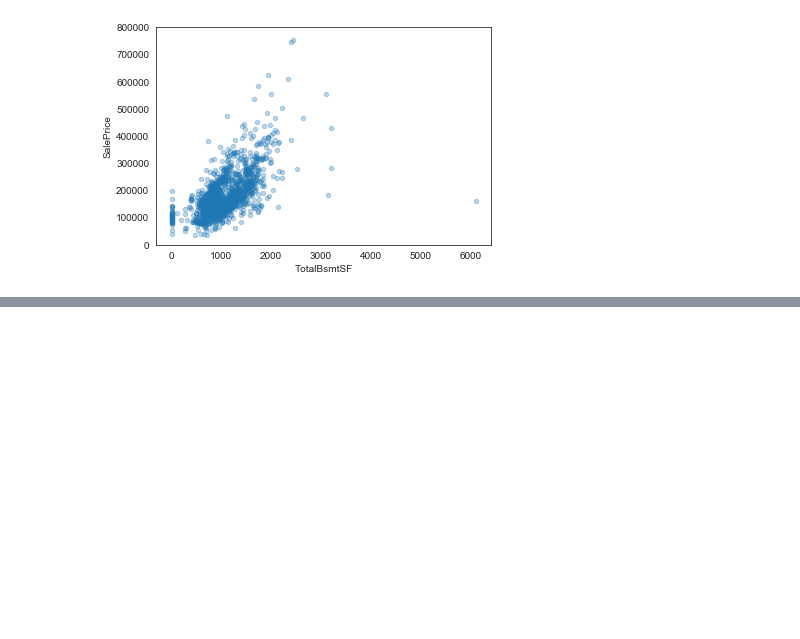
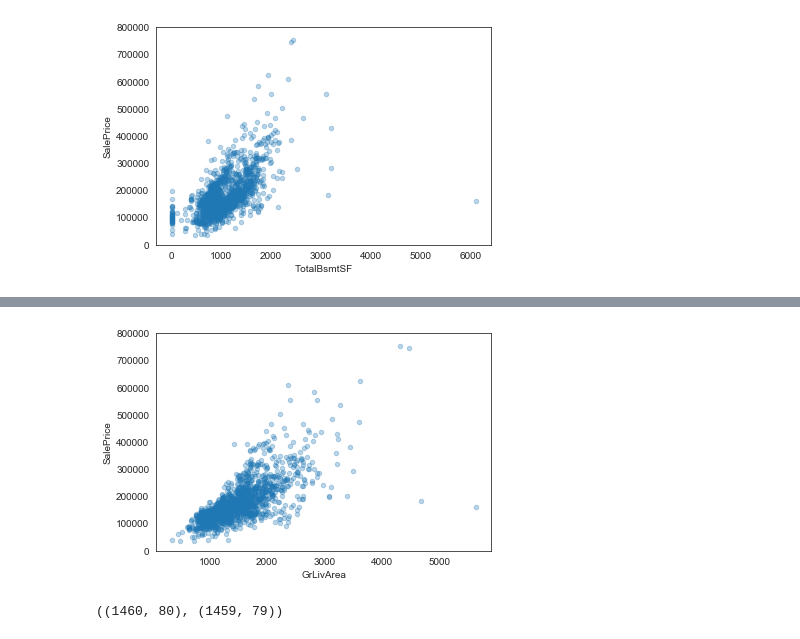
Before and after one commit to Ashishkhurana01/kaggle-work, a Jupyter notebook: House Prices - Advanced regression techniques v1.1.ipynb, the cells around one changed output, grey strips where cells are left out. Drawn from its saved outputs; the diff is of its cells as text; code cells hidden in the pictures; blank space fills up the shorter version.

```diff
--- a/House Prices - Advanced regression techniques v1.1.ipynb
+++ b/House Prices - Advanced regression techniques v1.1.ipynb
@@ -161,0 +167,14 @@ data.plot.scatter(x='TotalBsmtSF', y='SalePrice', alpha=0.3, ylim=(0,800000));
+# %%
+data = pd.concat([train['SalePrice'], train['GrLivArea']], axis=1)
+data.plot.scatter(x='GrLivArea', y='SalePrice', alpha=0.3, ylim=(0,800000));
+# %% [output]
+[figure, added]
+# %%
+# Remove the Ids from train and test, as they are unique for each row and hence not useful for the model
+train_ID = train['Id']
+test_ID = test['Id']
+train.drop(['Id'], axis=1, inplace=True)
+test.drop(['Id'], axis=1, inplace=True)
+train.shape, test.shape
+# %% [output]
+((1460, 80), (1459, 79))
```
Also changed, not shown: parts of 4 cells of this notebook.
